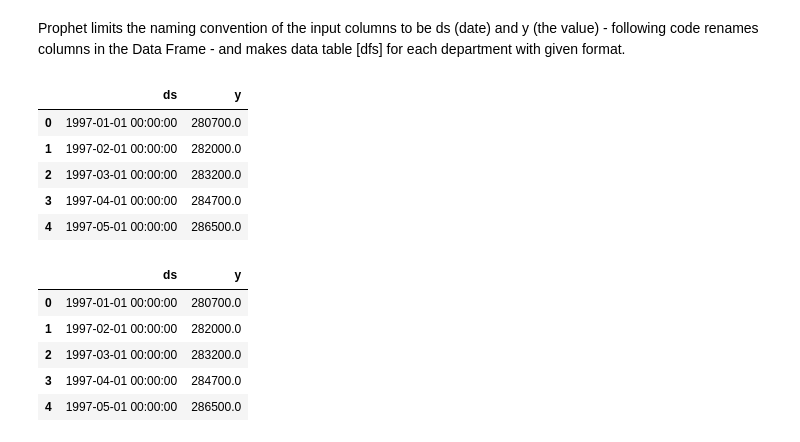
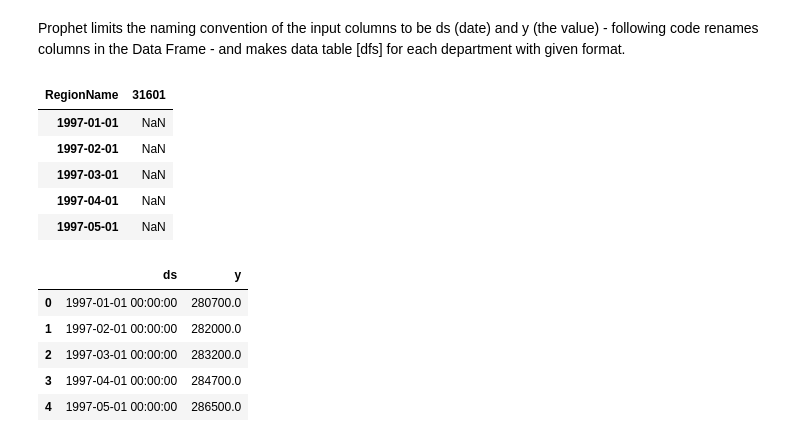
Before and after one commit to jaymahapatra/IST-718-Lab-6, a Jupyter notebook: Lab 6.ipynb, the cells around one changed output. Drawn from its saved outputs; the diff is of its cells as text; code cells hidden in the pictures.

```diff
--- a/Lab 6.ipynb
+++ b/Lab 6.ipynb
@@ -353,48 +457,36 @@ See the caveats in the documentation: http://pandas.pydata.org/pandas-docs/stabl
 # %% [markdown]
 Prophet limits the naming convention of the input columns to be ds (date) and y (the value) - following code renames columns in the Data Frame - and makes data table [dfs] for each department with given format.
 # %%
-# SCRUB
-# Rename columns for prophet
-#df = df.rename(index=str, columns={"BevSales": "y", "Date": "ds"})
-#df.head()
+# Create dataframes for Valdosta in zipcodes for one year as that zipcode had the highest growth over a year
+valdosta = (zipcode.loc[zipcode['RegionName'].isin(['31601'])])
 
 # remove unwanted cols
-# df = df.drop(columns = ['RegionID','City','State','Metro','CountyName','SizeRank'])
+valdosta = valdosta.drop(columns = ['RegionID','City','State','Metro','CountyName','SizeRank'])
 # convert zip code to col names
-# df = df.set_index('ZipCode')
+valdosta = valdosta.set_index('RegionName')
 # transpose time series matrices
-# df = df.T
+valdosta = valdosta.T
 # convert indices to date time
-# df.index = pd.to_datetime(df.index)
-# df.head()
+valdosta.index = pd.to_datetime(valdosta.index)
+valdosta.head()
 
-# remove unwanted cols
-spri = spri.drop(columns = ['RegionID','City','State','Metro','CountyName','SizeRank'])
-# convert zip code to col names
-spri = spri.set_index('RegionName')
-# transpose time series matrices
-spri = spri.T
-# convert indices to date time
-spri.index = pd.to_datetime(spri.index)
-spri.head()
-
-# Rename columns for prophet
-spri = spri.rename(index=str, columns={"92677": "y", "RegionName": "ds"})
-spri.head()
+Rename columns for prophet
+valdosta = valdosta.rename(index=str, columns={"31601": "y", "RegionName": "ds"})
+valdosta.head()
 
 #Scrub - Thank you Beth!
-spri =  spri[spri.columns[0]]
+#spri =  spri[spri.columns[0]]
 
-spri = pd.DataFrame(spri).reset_index()
-spri.columns=['ds','y']
-spri.head()
+#spri = pd.DataFrame(spri).reset_index()
+#spri.columns=['ds','y']
+#spri.head()
 # %% [output]
-|  | ds | y |
-| 0 | 1997-01-01 00:00:00 | 280700.0 |
-| 1 | 1997-02-01 00:00:00 | 282000.0 |
-| 2 | 1997-03-01 00:00:00 | 283200.0 |
-| 3 | 1997-04-01 00:00:00 | 284700.0 |
-| 4 | 1997-05-01 00:00:00 | 286500.0 |
+| RegionName | 31601 |
+| 1997-01-01 | NaN |
+| 1997-02-01 | NaN |
+| 1997-03-01 | NaN |
+| 1997-04-01 | NaN |
+| 1997-05-01 | NaN |
 # %%
 # %% [output]
 |  | ds | y |
```
Also changed, not shown: parts of 8 cells of this notebook.
